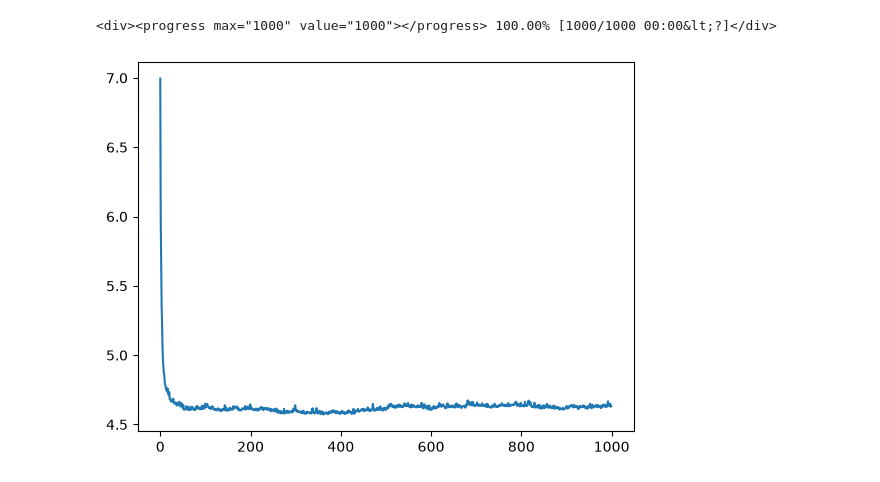
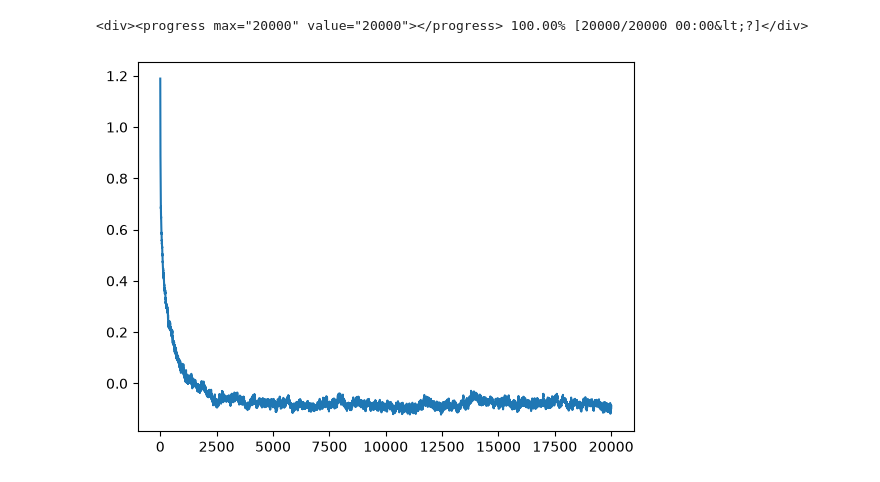
Before and after one commit to callum-kl/non-parametric-pro, a Jupyter notebook: notebooks/testing.ipynb, the cells around one changed output. Drawn from its saved outputs; the diff is of its cells as text; code cells hidden in the pictures.

```diff
--- a/notebooks/testing.ipynb
+++ b/notebooks/testing.ipynb
@@ -37,37 +41,39 @@ plt.show()
 # %%
-n = 20  # number of observations
-m = 20   # number of basis functions
-j = 4   # number of particles
+m = n   # number of basis functions
+j = 30   # number of particles
+jitter = 1e-5
 
-k = gpx.kernels.RBF()
-basis = k.gram(x).as_matrix()
+k = gpx.kernels.Matern32(lengthscale=0.5)
+K_train = k.gram(x_train).as_matrix()
+train_basis = jnp.linalg.cholesky(K_train + jitter * jnp.eye(K_train.shape[0]))
+
 position = jr.normal(key, (m, j))
 
 params = ProParameters(
-    y=y,
-    basis=basis,
-    step_size=1e-4,
-    nu=0.1,
+    y=y_train,
+    basis=train_basis,
+    step_size=1e-3,
+    nu=0.2,
     alpha=1.0,
     tolerance=1e-200,
     jitter=1e-5,
 )
 
 ula = pro_ula(pro_logdensity_grad_fn, params)
+
+out, history = run_inference_algorithm(
+    rng_key=key,
+    inference_algorithm=ula,
+    num_steps=20000,
+    initial_position=position,
+    progress_bar=True
+)
+
+particles = out.position
+# %% [output]
+<div><progress max="20000" value="20000"></progress> 100.00% [20000/20000 00:00&lt;?]</div>
-# %%
-out, history = run_inference_algorithm(
-    rng_key=key,
-    inference_algorithm=ula,
-    num_steps=1000,
-    initial_position=position,
-    progress_bar=True
-)
-# %% [output]
-<div><progress max="1000" value="1000"></progress> 100.00% [1000/1000 00:00&lt;?]</div>
 # %%
-score_history = history[1].score
-
-plt.plot(jnp.log(-score_history))
+plt.plot(history[1].score)
 plt.show()
 # %% [output]
-[figure, old version]
+[figure, new version]
```
Also changed, not shown: parts of 6 cells of this notebook, 4 other files.
